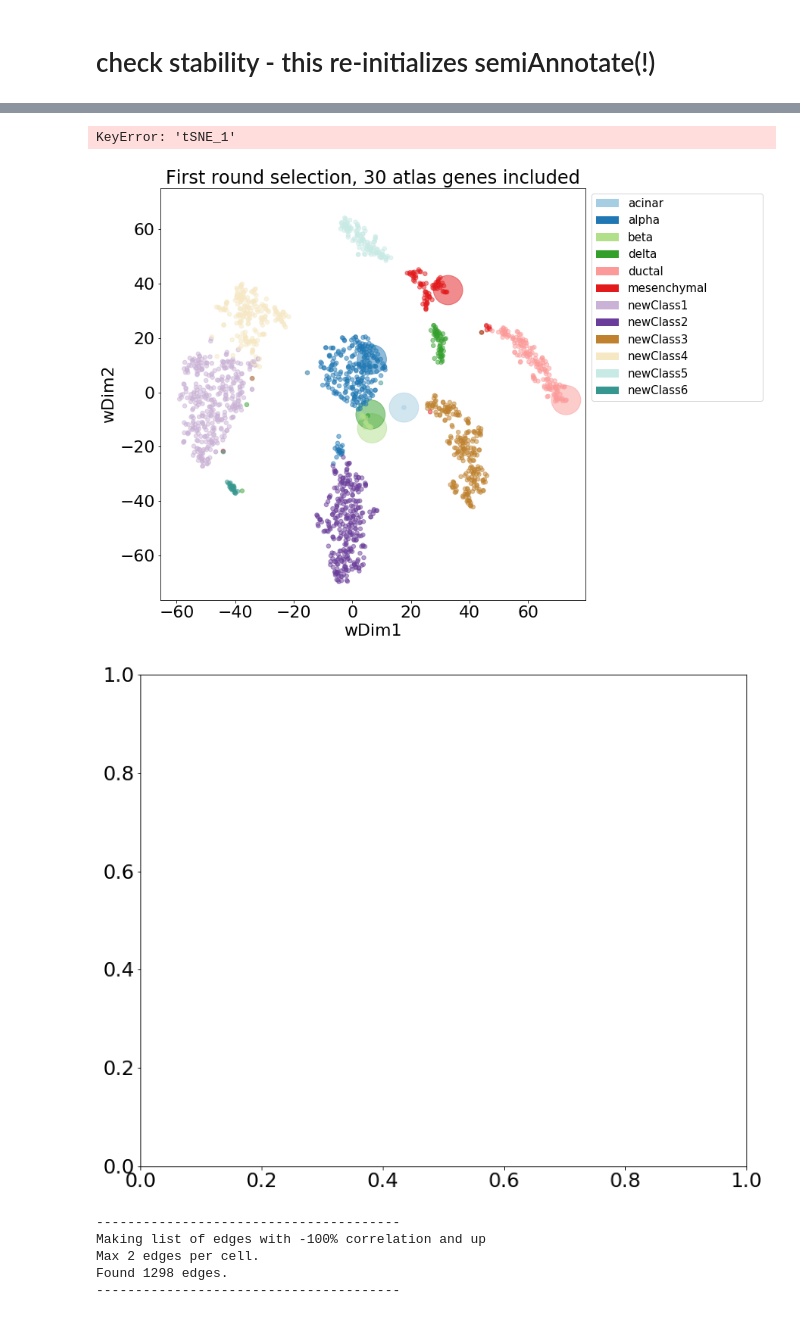
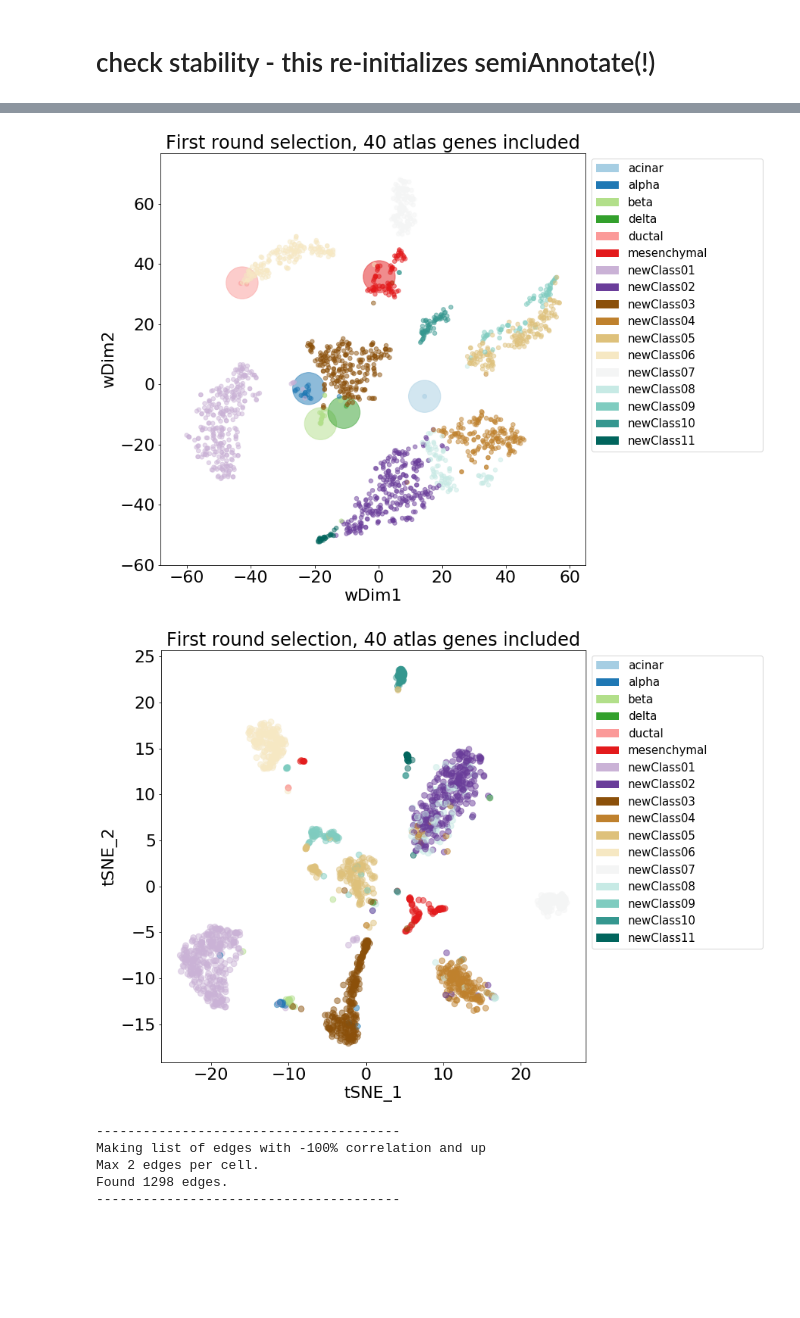
Before and after one commit to BojkArth/semiAnnotate, a Jupyter notebook: 20190719_Pancreas_SemiAnnotate_fullrun-noMThigh-Copy1.ipynb, the cells around one changed output, grey strips where cells are left out. Cells and saved outputs as stored; diff of their text form; code cells hidden in the pictures; blank space fills up the shorter version.

Commit message:
pancreas good runs

```diff
--- a/20190719_Pancreas_SemiAnnotate_fullrun-noMThigh-Copy1.ipynb
+++ b/20190719_Pancreas_SemiAnnotate_fullrun-noMThigh-Copy1.ipynb
@@ -164,22 +194,19 @@ Name: GCG, Length: 1813, dtype: float64
 # %%
 imp.reload(sam)
-date = time.datenum_complete()
-
-
-atlasgenes = 30
-atlasweights = 50
+atlasgenes = 40
+atlasweights = 60
 
 keys = ['cell type column','number of features cell type','number of features new data'
         ,'weights_atlas_cells','timestamp','savedir']
-values = ['celltypes',atlasgenes,500,atlasweights,date,savedir]
+values = ['celltypes',atlasgenes,600,atlasweights,date,savedir]
 kwds = dict(zip(keys,values))
 matrix,weights, AA_newmeta,TuPa_meta = sam.normmerge_twoCounttables(AA_counttable,
                                                                              AA_newmeta, TuPa_counttable, TuPa_meta, **kwds)
 matrix_feature_selected = sam.feature_select(matrix.dropna(how='all',axis=1),AA_newmeta,**kwds)
 
-kwds['threshold_neigborhood'] = thresn = .8
+kwds['threshold_neigborhood'] = thresn = .7
 kwds['n_pcs'] = n_pcs = 20
-kwds['resolution_parameter'] = respar = .0008
+kwds['resolution_parameter'] = respar = .002
 kwds['self_edging'] = False
 
 tsnedf, class_numbers,vals,wdm = sam.semiAnnotate_to_pca_to_tsnedf(matrix_feature_selected,weights,AA_newmeta,TuPa_meta,**kwds)
@@ -224,0 +276,20 @@ f.savefig(savedir+date+'/semiAnnotate_nofetal_noselfEdges_equalweight_tSNE_'+dat
+# %%
+f,ax = plt.subplots(4,3,figsize=(15,20))
+ax = ax.ravel()
+
+types = ['alpha','beta','gamma','delta','epsilon','acinar','ductal','stellate','endo','mesenchymal']
+key_markers = ['GCG','INS','PPY','SST','GHRL','PRSS1','PROM1','RGS5','VWF','THY1','SPARC','PECAM1']
+
+for i in range(len(key_markers)):
+    gene = key_markers[i]
+    #TuPa_meta[gene] = TuPa_counttable.loc[gene].divide(TuPa_meta['nReads'])
+    ax[i].scatter(tsnedf['wDim1'],tsnedf['wDim2'],c='gray',alpha=.3)
+    ax[i].scatter(tsnedf['wDim1'],tsnedf['wDim2'],cmap='viridis',alpha=.4,c=np.log2(matrix.loc[gene]))
+    ax[i].set_title(gene)
+    ax[i].set_xticks([])
+    ax[i].set_yticks([])
+    ax[i].set_xlim(right=65)
+    ax[i].set_ylim(bottom=-60)
+
+f.savefig(savedir+date+'/key_pancreatic_marker_genes_tsnedf.png')
+f.savefig(savedir+date+'/key_pancreatic_marker_genes_tsnedf.pdf')
@@ -250,6 +323,7 @@ f.savefig(savedir+date+'/semiAnnotate_noselfEdges_equalweight_origtSNE_'+date+'_
 #imp.reload(li)
 #imp.reload(semiannotate)
 kwds['self_edging'] = True
+kwds['resolution_parameter'] = respar = .0029
 tsnedfSE, class_numbersSE,valsSE,wdmSE = sam.semiAnnotate_to_pca_to_tsnedf(matrix_feature_selected,weights,AA_newmeta,TuPa_meta,**kwds)
 # %% [output]
 -------------------------------------------
@@ -405,12 +487,12 @@ dim = len(matrix_feature_selected.T)
 trials = 20
 b = c = np.ndarray([trials,dim,dim],np.int32)
 
-
+ts = tsnedfSE.copy()
 for i in range(trials):
     #values = ['Cell_type',30,500,.8,20,respar[i],True]
 
     #ts, class_numSE,valSE,wdmSE= li.semiAnnotate_to_pca_to_tsnedf(matrix_feature_selected,weights,BA_newmeta,GBM_meta,**kwds)
-    ts, class_numSE,valSE = sam.semiAnnotate_using_tsnedf(matrix_feature_selected,weights,AA_newmeta,TuPa_meta,tsnedfSE,**kwds)
+    ts, class_numSE,valSE = sam.semiAnnotate_using_tsnedf(matrix_feature_selected,weights,AA_newmeta,TuPa_meta,ts,**kwds)
     newdf2 = ts.copy()
     newdf2['class2'] = newdf2['class']+1
     df = pd.pivot_table(newdf2,values='class2',index=newdf2.index,columns='new_membership',aggfunc=np.count_nonzero).fillna(0).copy()
@@ -485,37 +568,37 @@ for x,y in newlut.items():
     handles, labels = ax.get_legend_handles_labels()
     #plt.legend(handles[:],labels[:],bbox_to_anchor=(-0.0, 1.08, 1., .102), loc=2,
 plt.legend(handles,valSE,bbox_to_anchor=(1, .9, .43, .102), loc=2,
                ncol=1, mode="expand",fontsize=15)
-plt.ylim(top=75)
+plt.ylim(bottom=-60)
+plt.xlim(right=65)
 plt.title('First round selection, '+str(atlasgenes)+' atlas genes included')
 plt.gcf().subplots_adjust(left=.1,right=0.75)
 f.savefig(savedir+date+'/semiAnnotateSE_selfEdges_tSNE_'+date+'_nPCs='+str(n_pcs)+'_thresNeigh='+str(thresn)+'_respar='+str(respar)+'_postStab.png')
 f.savefig(savedir+date+'/semiAnnotateSE_selfEdges_tSNE_'+date+'_nPCs='+str(n_pcs)+'_thresNeigh='+str(thresn)+'_respar='+str(respar)+'_postStab.pdf')
 
 idx = tsnedf[6:].index
 TuPa_meta.loc[idx,'new_membershipSE_postStab'] = ts.iloc[6:]['new_membership']
 # new results mapped onto old tSNE
 newlut = dict(zip(valSE,sns.color_palette('Paired', 10)[:6]+sns.color_palette('Paired',12)[8:10]+sns.color_palette('BrBG',len(valSE)-8)))
 newcolor = TuPa_meta['new_membershipSE_postStab'].map(newlut)
 
 f,ax = plt.subplots(figsize=(12,10))
 TuPa_meta.plot.scatter('tSNE_1','tSNE_2',s=60
                     ,alpha=.5,color=newcolor,ax=ax)
 for x,y in newlut.items():
     plt.bar(0,0,color=y,label=x,alpha=1)
     handles, labels = ax.get_legend_handles_labels()
     #plt.legend(handles[:],labels[:],bbox_to_anchor=(-0.0, 1.08, 1., .102), loc=2,
 plt.legend(handles,labels,bbox_to_anchor=(1, .9, .43, .102), loc=2,
                ncol=1, mode="expand",fontsize=15)
 plt.title('First round selection, '+str(atlasgenes)+' atlas genes included')
 plt.gcf().subplots_adjust(left=.1,right=0.75)
 
 f.savefig(savedir+date+'/semiAnnotate_selfEdges_origtSNE_'+date+'_nPCs='+str(n_pcs)+'_thresNeigh='+str(thresn)+'_respar='+str(respar)+'_postStab.png')
 f.savefig(savedir+date+'/semiAnnotate_selfEdges_origtSNE_'+date+'_nPCs='+str(n_pcs)+'_thresNeigh='+str(thresn)+'_respar='+str(respar)+'_postStab.pdf')
 # %% [output]
-KeyError: 'tSNE_1'
-[figure, old version]
+[figure, new version]
-[figure, old version]
+[figure, new version]
 # %%
 matrix_feature_selected.to_csv(savedir+date+'/feature_selected_matrix_'+date+'.csv')
 TuPa_meta.to_csv(savedir+date+'/new_cells_metadata_'+date+'.csv')
```
Also changed, not shown: parts of 18 cells of this notebook.
